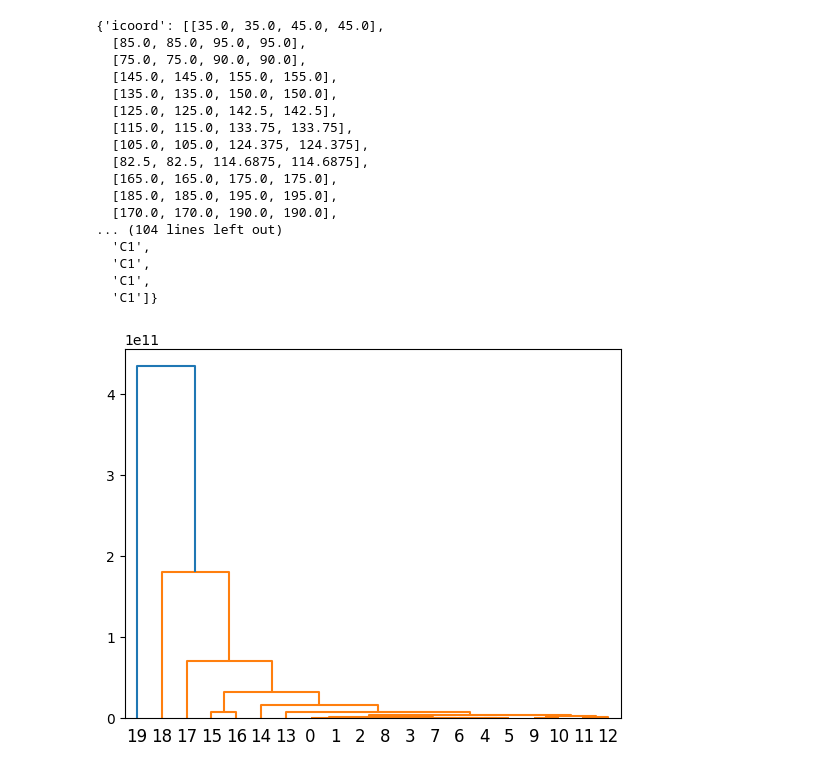
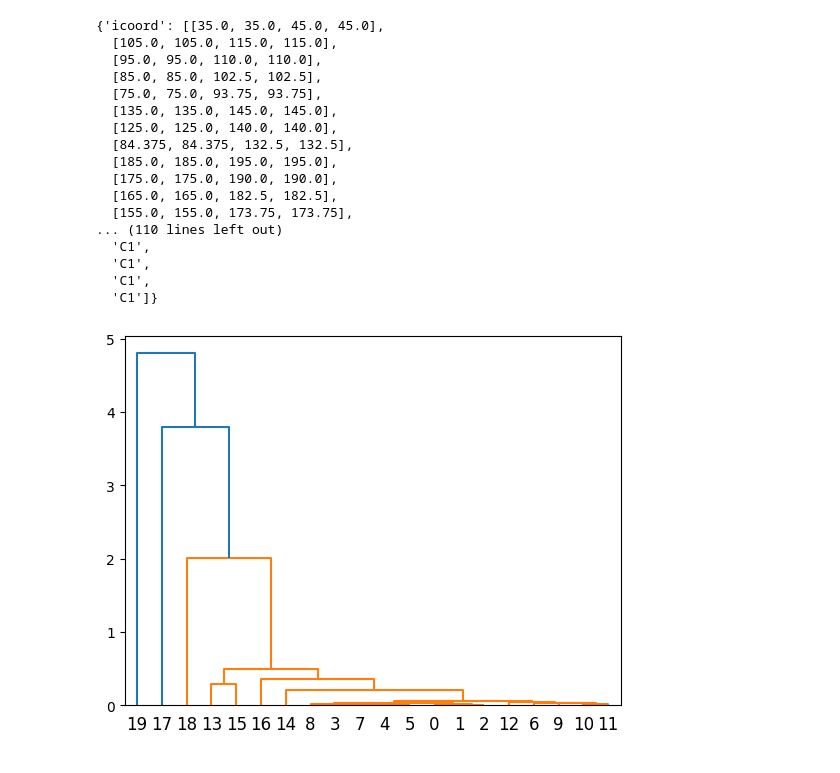
Before and after one commit to arian-rad/Quera-DataScience_bootcamp_Project1-Phase2, a Jupyter notebook: question2.ipynb, the cells around one changed output. Drawn from its saved outputs; the diff is of its cells as text; code cells hidden in the pictures.

```diff
--- a/question2.ipynb
+++ b/question2.ipynb
@@ -22,5 +5,7 @@ from scipy.cluster import hierarchy as shc
 # %%
+# part 1
 # read data from the given Excel file
 data = pd.read_excel("coins_data.xlsx")
 df = data[["Volume", "MarketCap"]]
-df
+scaler = StandardScaler()
+scaled_data = scaler.fit_transform(df)
@@ -89,23 +56,23 @@ shc.dendrogram(result)
 # %%
-result = shc.linkage(df, method='centroid')
+result = shc.linkage(scaled_data, method='centroid')
 shc.dendrogram(result)
 # %% [output]
 {'icoord': [[35.0, 35.0, 45.0, 45.0],
-  [85.0, 85.0, 95.0, 95.0],
-  [75.0, 75.0, 90.0, 90.0],
-  [145.0, 145.0, 155.0, 155.0],
-  [135.0, 135.0, 150.0, 150.0],
-  [125.0, 125.0, 142.5, 142.5],
-  [115.0, 115.0, 133.75, 133.75],
-  [105.0, 105.0, 124.375, 124.375],
-  [82.5, 82.5, 114.6875, 114.6875],
-  [165.0, 165.0, 175.0, 175.0],
+  [105.0, 105.0, 115.0, 115.0],
+  [95.0, 95.0, 110.0, 110.0],
+  [85.0, 85.0, 102.5, 102.5],
+  [75.0, 75.0, 93.75, 93.75],
+  [135.0, 135.0, 145.0, 145.0],
+  [125.0, 125.0, 140.0, 140.0],
+  [84.375, 84.375, 132.5, 132.5],
   [185.0, 185.0, 195.0, 195.0],
-  [170.0, 170.0, 190.0, 190.0],
-... (104 lines left out)
+  [175.0, 175.0, 190.0, 190.0],
+  [165.0, 165.0, 182.5, 182.5],
+  [155.0, 155.0, 173.75, 173.75],
+... (110 lines left out)
   'C1',
   'C1',
   'C1',
   'C1']}
-[figure, old version]
+[figure, new version]
 # %%
```
Also changed, not shown: parts of 10 cells of this notebook.
